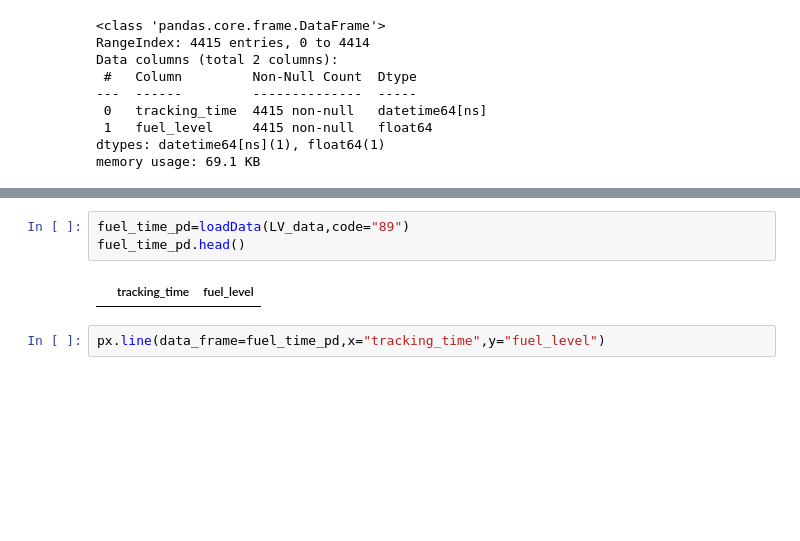
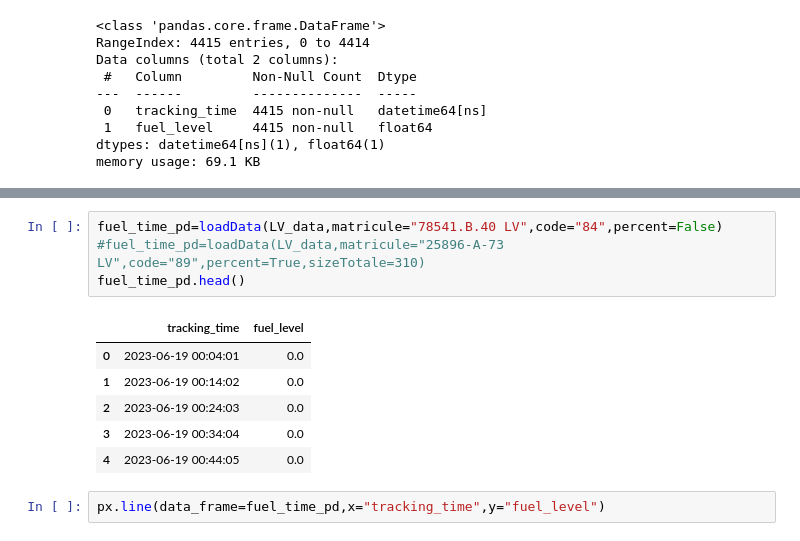
Before and after one commit to Elma-dev/fuel_calculation, a Jupyter notebook: fuel_calculation.ipynb, the cells around one changed output, grey strips where cells are left out. Saved outputs shown, nothing was run; the diff lists cells and outputs as text; blank space fills up the shorter version.

```diff
--- a/fuel_calculation.ipynb
+++ b/fuel_calculation.ipynb
@@ -88,9 +103,15 @@ def loadData(data,code="84",percent=False):
   return fuel_time_pd
-# %%
-fuel_time_pd=loadData(LV_data,code="89")
-fuel_time_pd.head()
-# %% [output]
-|  | tracking_time | fuel_level |
+# %%
+fuel_time_pd=loadData(LV_data,matricule="78541.B.40 LV",code="84",percent=False)
+#fuel_time_pd=loadData(LV_data,matricule="25896-A-73 LV",code="89",percent=True,sizeTotale=310)
+fuel_time_pd.head()
+# %% [output]
+|  | tracking_time | fuel_level |
+| 0 | 2023-06-19 00:04:01 | 0.0 |
+| 1 | 2023-06-19 00:14:02 | 0.0 |
+| 2 | 2023-06-19 00:24:03 | 0.0 |
+| 3 | 2023-06-19 00:34:04 | 0.0 |
+| 4 | 2023-06-19 00:44:05 | 0.0 |
 # %%
 px.line(data_frame=fuel_time_pd,x="tracking_time",y="fuel_level")
 # %% [output]
```
Also changed, not shown: parts of 12 cells of this notebook.
